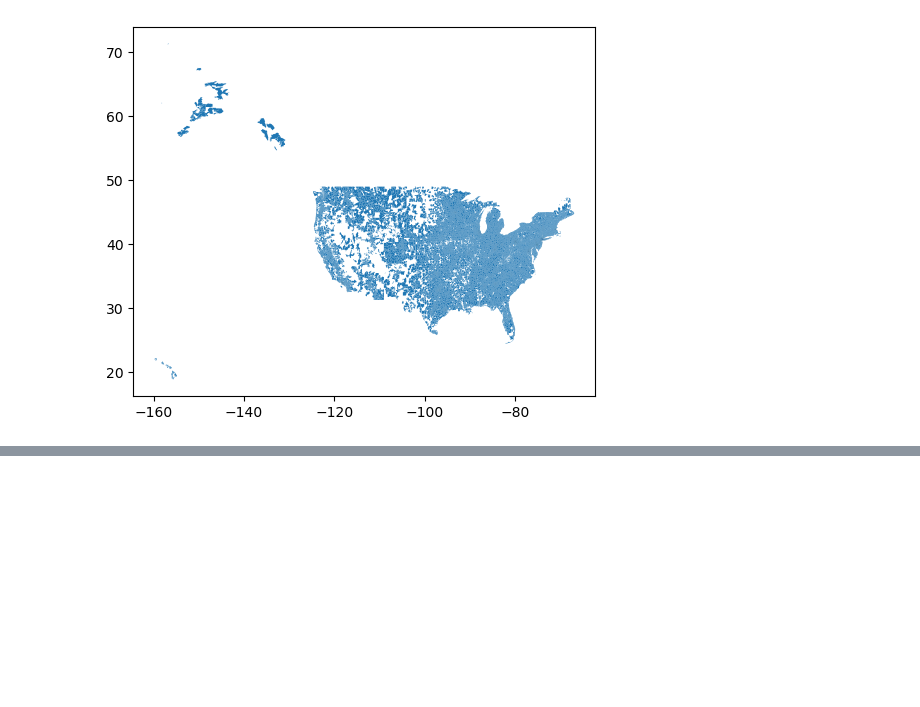
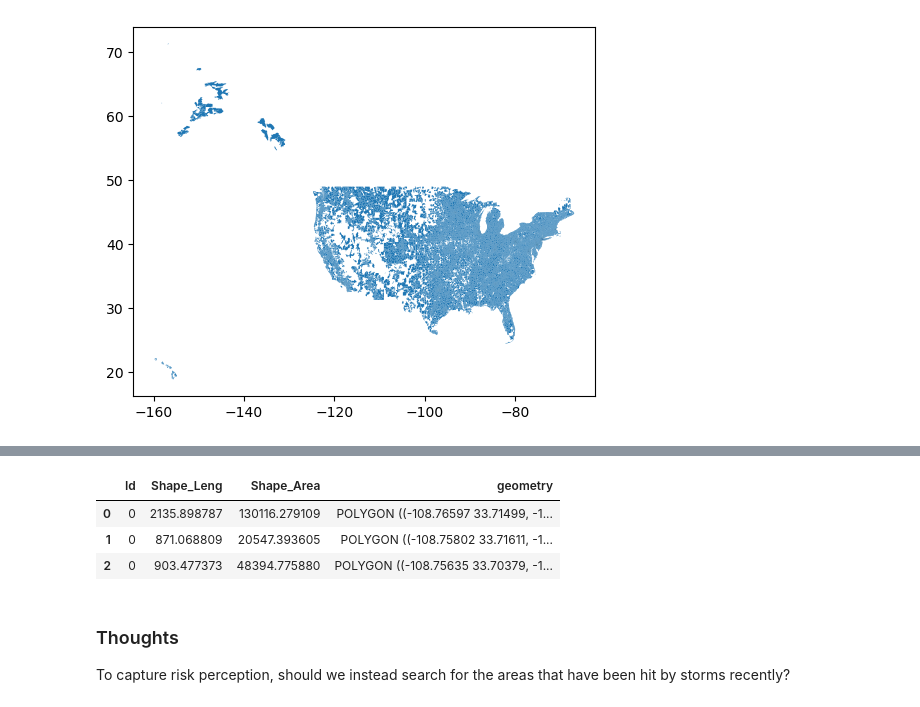
Before and after one commit to phillippmueller/flood_adaptation_behavior, a Jupyter notebook: price_EDA.ipynb, the cells around one changed output, grey strips where cells are left out. Saved outputs shown, nothing was run; the diff lists cells and outputs as text; code cells hidden in the pictures; blank space fills up the shorter version.

```diff
--- a/price_EDA.ipynb
+++ b/price_EDA.ipynb
@@ -116,0 +109,15 @@ gdf[gdf['State'] == 'NY'].plot()
+# %%
+# Let's merge with flood zone data
+path = "/Users/philip/Documents/ESE/ESE_thesis/flood_experience/data/reserveSFHA/reserveSFHA.shp"
+floodzones = gpd.read_file(path)
+# %%
+floodzones
+# %% [output]
+|  | Id | Shape_Leng | Shape_Area | geometry |
+| 0 | 0 | 2135.898787 | 130116.279109 | POLYGON ((-108.76597 33.71499, -1... |
+| 1 | 0 | 871.068809 | 20547.393605 | POLYGON ((-108.75802 33.71611, -1... |
+| 2 | 0 | 903.477373 | 48394.775880 | POLYGON ((-108.75635 33.70379, -1... |
+# %% [markdown]
+### Thoughts
+
+To capture risk perception, should we instead search for the areas that have been hit by storms recently?
```
Also changed, not shown: parts of 3 cells of this notebook.
